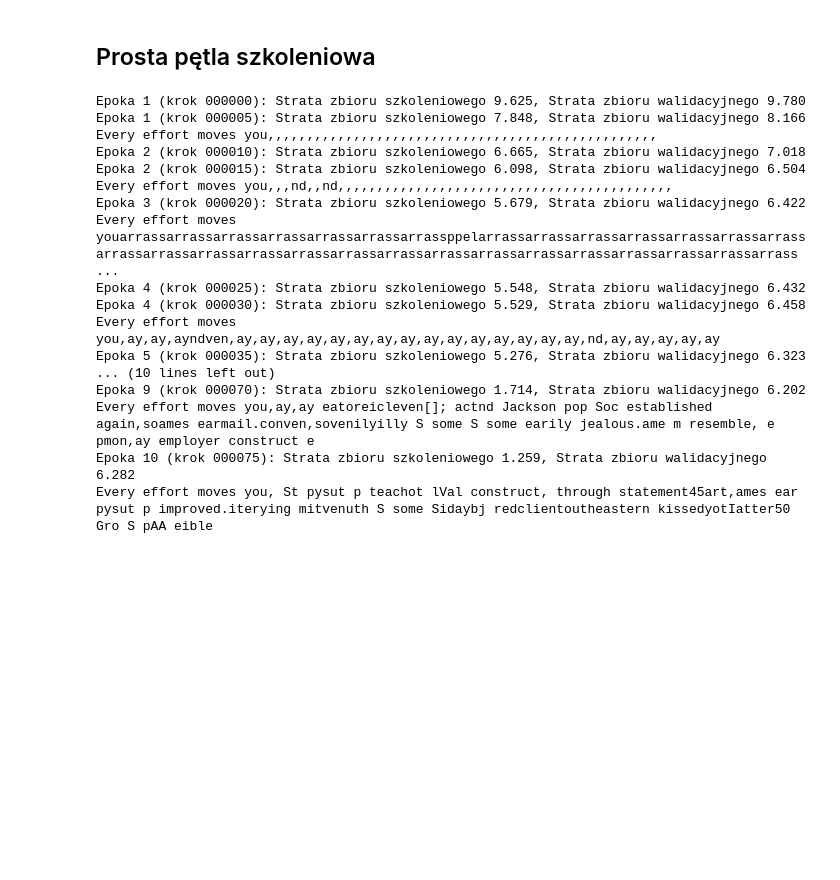
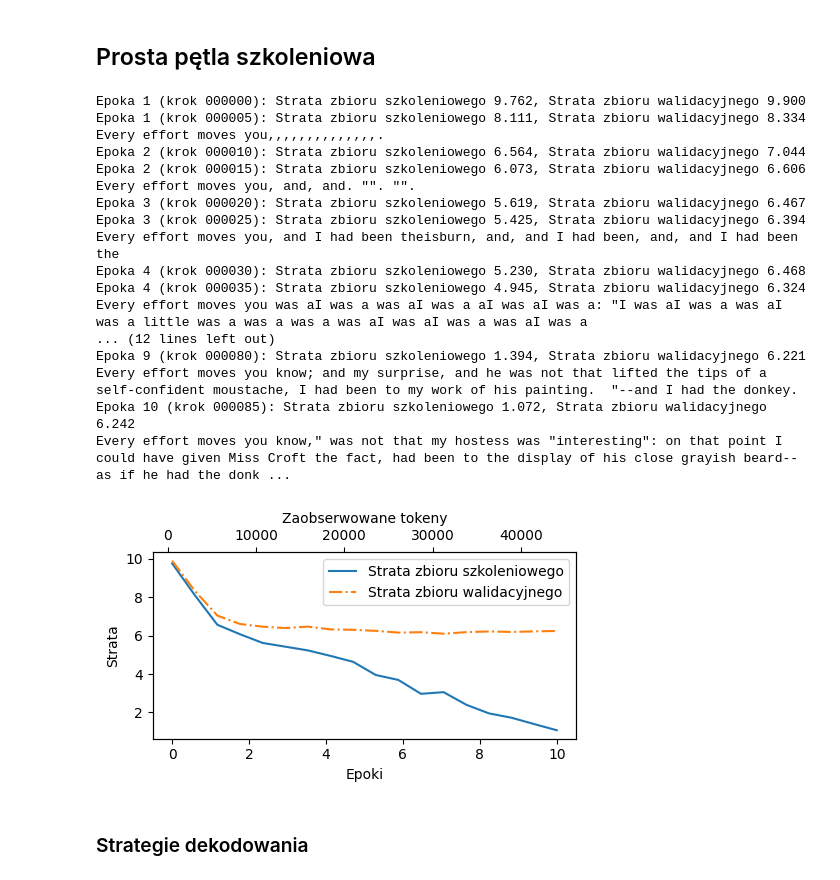
Before and after one commit to dave-m91/llm_od_zera, a Jupyter notebook: notebooks/llm_4_szkolenie_modelu.ipynb, the cells around one changed output. Cells and saved outputs as stored; diff of their text form; code cells hidden in the pictures; blank space fills up the shorter version.

```diff
--- a/notebooks/llm_4_szkolenie_modelu.ipynb
+++ b/notebooks/llm_4_szkolenie_modelu.ipynb
@@ -223,7 +228,8 @@ def train_model_simple(model, train_loader, val_loader, optimizer,
                 train_loss, val_loss = evaluate_model(
                     model, train_loader, val_loader, device, eval_iter
                 )
-                train_losses.append(val_loss)
+                train_losses.append(train_loss)
+                val_losses.append(val_loss)
                 track_tokens_seen.append(tokens_seen)
                 print(f"Epoka {epoch+1} (krok {global_step:06d}): "
                       f"Strata zbioru szkoleniowego {train_loss:.3f}, "
@@ -273,20 +279,44 @@ train_losses, val_losses, tokens_seen = train_model_simple(
     start_context="Every effort moves you", tokenizer=tokenizer
 )
 # %% [output]
-Epoka 1 (krok 000000): Strata zbioru szkoleniowego 9.625, Strata zbioru walidacyjnego 9.780
-Epoka 1 (krok 000005): Strata zbioru szkoleniowego 7.848, Strata zbioru walidacyjnego 8.166
-Every effort moves you,,,,,,,,,,,,,,,,,,,,,,,,,,,,,,,,,,,,,,,,,,,,,,,,,,
-Epoka 2 (krok 000010): Strata zbioru szkoleniowego 6.665, Strata zbioru walidacyjnego 7.018
-Epoka 2 (krok 000015): Strata zbioru szkoleniowego 6.098, Strata zbioru walidacyjnego 6.504
-Every effort moves you,,,nd,,nd,,,,,,,,,,,,,,,,,,,,,,,,,,,,,,,,,,,,,,,,,,,
-Epoka 3 (krok 000020): Strata zbioru szkoleniowego 5.679, Strata zbioru walidacyjnego 6.422
-Every effort moves youarrassarrassarrassarrassarrassarrassarrassppelarrassarrassarrassarrassarrassarrassarrassarrassarrassarrassarrassarrassarrassarrassarrassarrassarrassarrassarrassarrassarrassarrass ...
-Epoka 4 (krok 000025): Strata zbioru szkoleniowego 5.548, Strata zbioru walidacyjnego 6.432
-Epoka 4 (krok 000030): Strata zbioru szkoleniowego 5.529, Strata zbioru walidacyjnego 6.458
-Every effort moves you,ay,ay,ayndven,ay,ay,ay,ay,ay,ay,ay,ay,ay,ay,ay,ay,ay,ay,ay,nd,ay,ay,ay,ay,ay
-Epoka 5 (krok 000035): Strata zbioru szkoleniowego 5.276, Strata zbioru walidacyjnego 6.323
-... (10 lines left out)
-Epoka 9 (krok 000070): Strata zbioru szkoleniowego 1.714, Strata zbioru walidacyjnego 6.202
-Every effort moves you,ay,ay eatoreicleven[]; actnd Jackson pop Soc established again,soames earmail.conven,sovenilyilly S some S some earily jealous.ame m resemble, e pmon,ay employer construct e
-Epoka 10 (krok 000075): Strata zbioru szkoleniowego 1.259, Strata zbioru walidacyjnego 6.282
-Every effort moves you, St pysut p teachot lVal construct, through statement45art,ames ear pysut p improved.iterying mitvenuth S some Sidaybj redclientoutheastern kissedyotIatter50 Gro S pAA eible
+Epoka 1 (krok 000000): Strata zbioru szkoleniowego 9.762, Strata zbioru walidacyjnego 9.900
+Epoka 1 (krok 000005): Strata zbioru szkoleniowego 8.111, Strata zbioru walidacyjnego 8.334
+Every effort moves you,,,,,,,,,,,,,,.
+Epoka 2 (krok 000010): Strata zbioru szkoleniowego 6.564, Strata zbioru walidacyjnego 7.044
+Epoka 2 (krok 000015): Strata zbioru szkoleniowego 6.073, Strata zbioru walidacyjnego 6.606
+Every effort moves you, and, and. "". "".
+Epoka 3 (krok 000020): Strata zbioru szkoleniowego 5.619, Strata zbioru walidacyjnego 6.467
+Epoka 3 (krok 000025): Strata zbioru szkoleniowego 5.425, Strata zbioru walidacyjnego 6.394
+Every effort moves you, and I had been theisburn, and, and I had been, and, and I had been the
+Epoka 4 (krok 000030): Strata zbioru szkoleniowego 5.230, Strata zbioru walidacyjnego 6.468
+Epoka 4 (krok 000035): Strata zbioru szkoleniowego 4.945, Strata zbioru walidacyjnego 6.324
+Every effort moves you was aI was a was aI was a aI was aI was a: "I was aI was a was aI was a little was a was a was a was aI was aI was a was aI was a
+... (12 lines left out)
+Epoka 9 (krok 000080): Strata zbioru szkoleniowego 1.394, Strata zbioru walidacyjnego 6.221
+Every effort moves you know; and my surprise, and he was not that lifted the tips of a self-confident moustache, I had been to my work of his painting.  "--and I had the donkey.
+Epoka 10 (krok 000085): Strata zbioru szkoleniowego 1.072, Strata zbioru walidacyjnego 6.242
+Every effort moves you know," was not that my hostess was "interesting": on that point I could have given Miss Croft the fact, had been to the display of his close grayish beard--as if he had the donk ...
+# %%
+from matplotlib.ticker import MaxNLocator
+def plot_losses(epochs_seen, tokens_seen, train_losses, val_losses):
+    fig, ax1 = plt.subplots(figsize=(5, 3))
+    ax1.plot(epochs_seen, train_losses, label="Strata zbioru szkoleniowego")
+    ax1.plot(
+    epochs_seen, val_losses, linestyle="-.", label="Strata zbioru walidacyjnego"
+    )
+    ax1.set_xlabel("Epoki")
+    ax1.set_ylabel("Strata")
+    ax1.legend(loc="upper right")
+    ax1.xaxis.set_major_locator(MaxNLocator(integer=True))
+    ax2 = ax1.twiny()
+    ax2.plot(tokens_seen, train_losses, alpha=0)
+    ax2.set_xlabel("Zaobserwowane tokeny")
+    fig.tight_layout()
+    plt.show()
+# %%
+epochs_tensor = torch.linspace(0, num_epochs, len(train_losses))
+plot_losses(epochs_tensor, tokens_seen, train_losses, val_losses)
+# %% [output]
+[figure, added]
+# %% [markdown]
+### Strategie dekodowania
```
Also changed, not shown: parts of 15 cells of this notebook, 3 other files.
